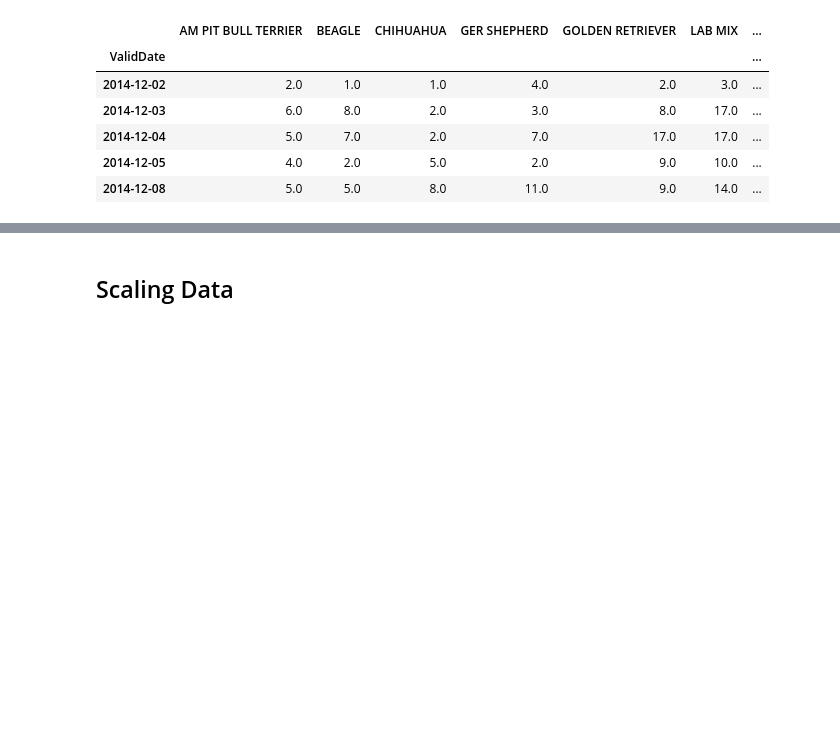
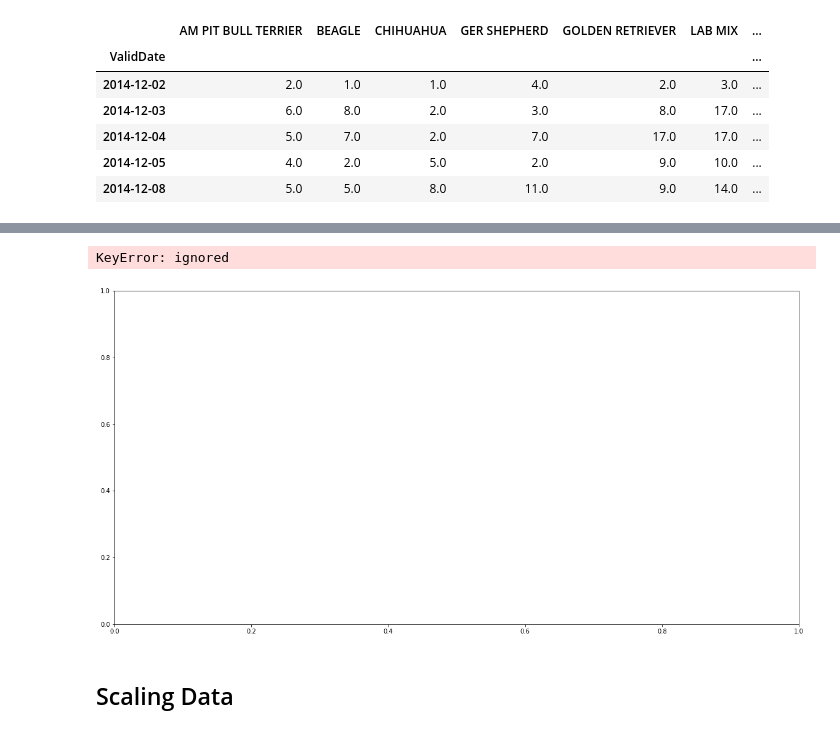
Before and after one commit to kjsampler/Using-AI-to-Predict-Dog-Licenses, a Jupyter notebook: Multivariate LSTM.ipynb, the cells around one changed output, grey strips where cells are left out. Saved outputs shown, nothing was run; the diff lists cells and outputs as text; code cells hidden in the pictures; blank space fills up the shorter version.

Commit message:
Experiment with sns plot

```diff
--- a/Multivariate LSTM.ipynb
+++ b/Multivariate LSTM.ipynb
@@ -247,5 +237,0 @@ KeyError: ignored
-# %%
-variable = breed
-value = total
-#need a way to get the col values, not the col names for value_vars
-line = line.melt(line, id_vars = line.index, value_vars = )
@@ -277,3 +249,12 @@ y[:10]
+# %%
+# fig = plt.figure(figsize = (20, 10))
+# ax = fig.add_subplot(111)
+#it's an issue with the index
+sns.lineplot(x = 'ValidDate', y = 'value', hue = 'variable',
+             data = pd.melt(line, line.index))
+# %% [output]
+KeyError: ignored
+[figure, added]
 # %%
 #run model on just top 10, determine the importance of dog breed in prediction
 #if it's highly correlated, consider 'other' column, or even 340 dummies?
```
Also changed, not shown: parts of 4 cells of this notebook.
